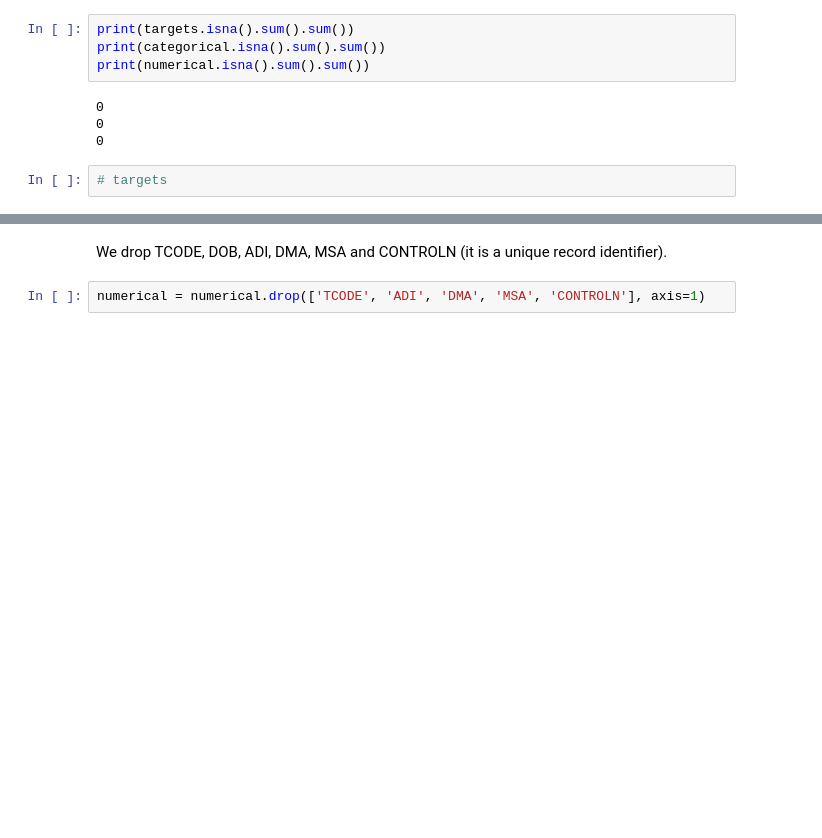
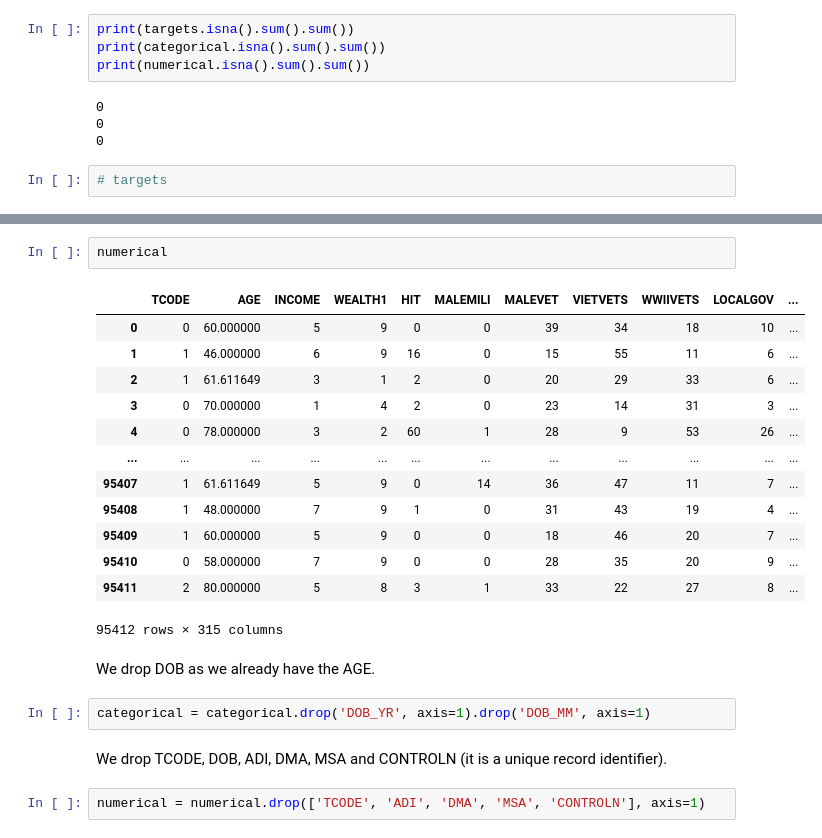
Before and after one commit to 92CMDiego/lab-random-forests, a Jupyter notebook: lab-random-forests.ipynb, the cells around one changed output, grey strips where cells are left out. Drawn from its saved outputs; the diff is of its cells as text; blank space fills up the shorter version.

```diff
--- a/lab-random-forests.ipynb
+++ b/lab-random-forests.ipynb
@@ -33,3 +47,23 @@ print(numerical.isna().sum().sum())
+# %%
+numerical
+# %% [output]
+|  | TCODE | AGE | INCOME | WEALTH1 | HIT | MALEMILI | MALEVET | VIETVETS | WWIIVETS | LOCALGOV | ... |
+| 0 | 0 | 60.000000 | 5 | 9 | 0 | 0 | 39 | 34 | 18 | 10 | ... |
+| 1 | 1 | 46.000000 | 6 | 9 | 16 | 0 | 15 | 55 | 11 | 6 | ... |
+| 2 | 1 | 61.611649 | 3 | 1 | 2 | 0 | 20 | 29 | 33 | 6 | ... |
+| 3 | 0 | 70.000000 | 1 | 4 | 2 | 0 | 23 | 14 | 31 | 3 | ... |
+| 4 | 0 | 78.000000 | 3 | 2 | 60 | 1 | 28 | 9 | 53 | 26 | ... |
+| ... | ... | ... | ... | ... | ... | ... | ... | ... | ... | ... | ... |
+| 95407 | 1 | 61.611649 | 5 | 9 | 0 | 14 | 36 | 47 | 11 | 7 | ... |
+| 95408 | 1 | 48.000000 | 7 | 9 | 1 | 0 | 31 | 43 | 19 | 4 | ... |
+| 95409 | 1 | 60.000000 | 5 | 9 | 0 | 0 | 18 | 46 | 20 | 7 | ... |
+| 95410 | 0 | 58.000000 | 7 | 9 | 0 | 0 | 28 | 35 | 20 | 9 | ... |
+| 95411 | 2 | 80.000000 | 5 | 8 | 3 | 1 | 33 | 22 | 27 | 8 | ... |
+95412 rows × 315 columns
+# %% [markdown]
+We drop DOB as we already have the AGE.
+# %%
+categorical = categorical.drop('DOB_YR', axis=1).drop('DOB_MM', axis=1)
 # %% [markdown]
 We drop TCODE, DOB, ADI, DMA, MSA and CONTROLN (it is a unique record identifier).
 # %%
```
Also changed, not shown: parts of 16 cells of this notebook.
